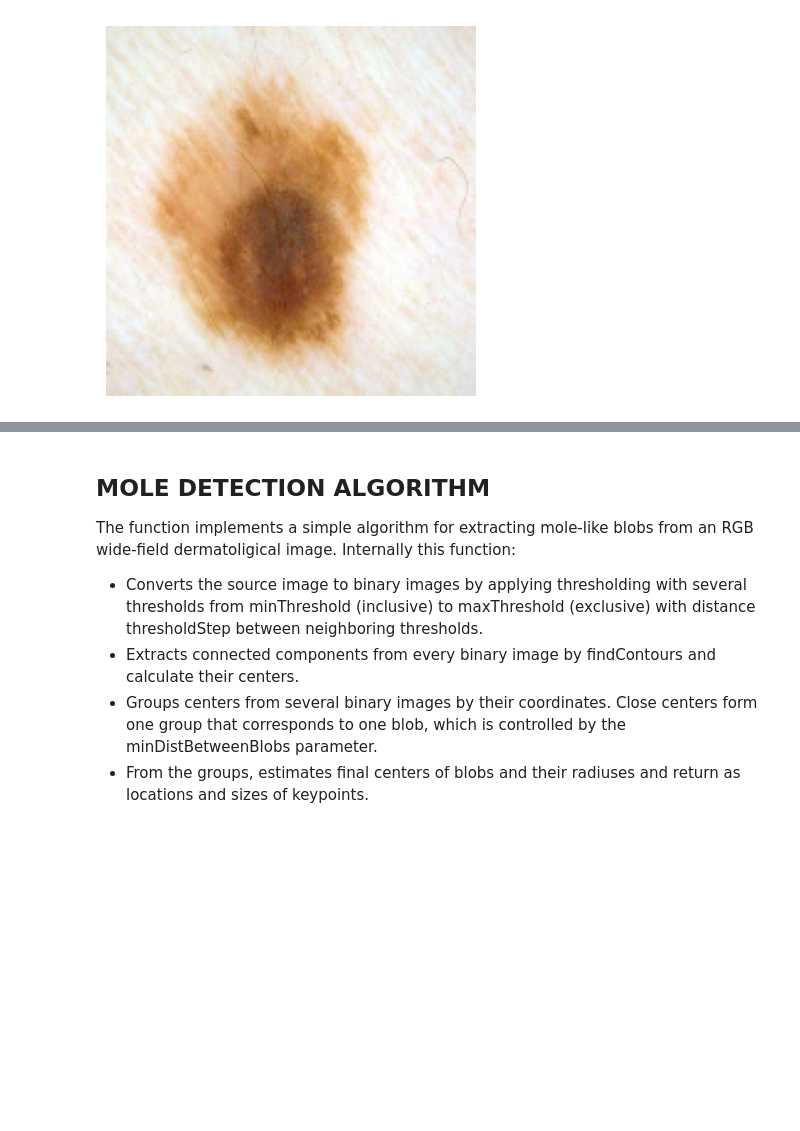
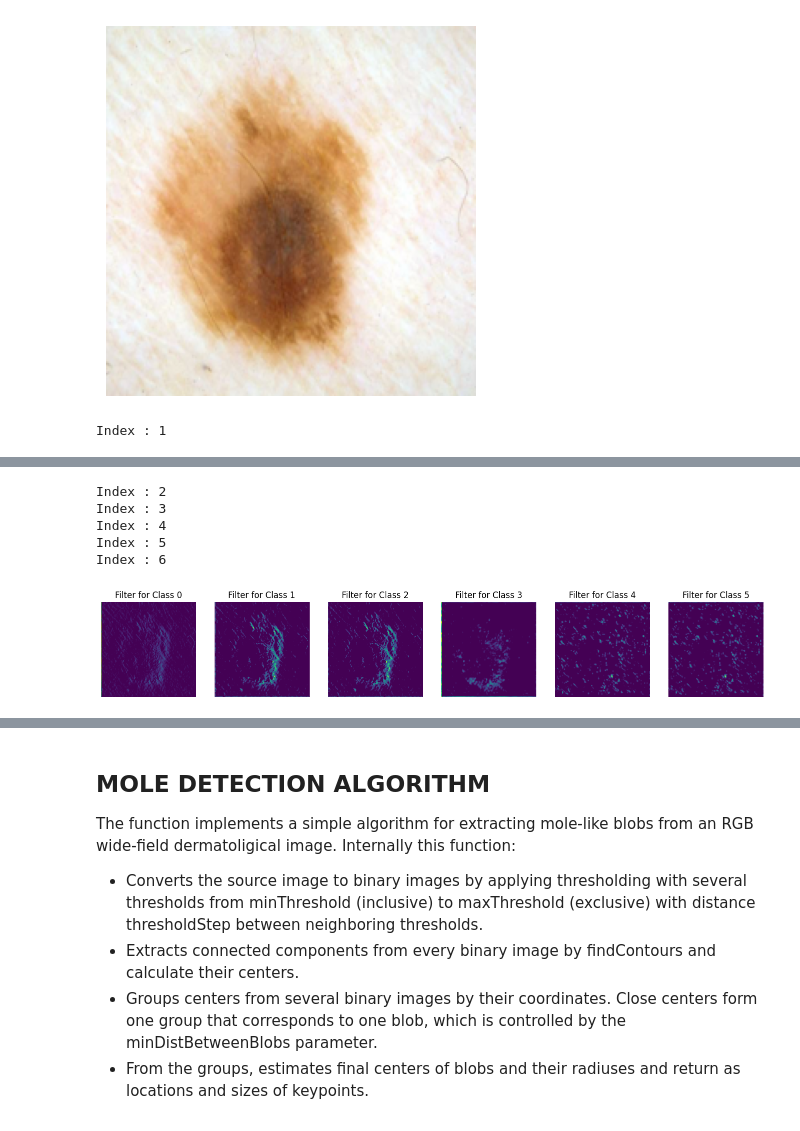
Before and after one commit to lrsoenksen/SPL_UD_DL, a Jupyter notebook: 05_DL_SPL_A_Wide_Field_Feature_Extractor_UglyDucking_Ranking_and_T-SNE.ipynb, the cells around one changed output, grey strips where cells are left out. Cells and saved outputs as stored; diff of their text form; code cells hidden in the pictures; blank space fills up the shorter version.

```diff
--- a/05_DL_SPL_A_Wide_Field_Feature_Extractor_UglyDucking_Ranking_and_T-SNE.ipynb
+++ b/05_DL_SPL_A_Wide_Field_Feature_Extractor_UglyDucking_Ranking_and_T-SNE.ipynb
@@ -282,13 +285,12 @@ model_path = 'app/output/models/vgg16/finetuning_vgg16_cnn_100_epochs.h5'
 #model_path = 'output/models/Xception/bottleneck_xception_cnn_100_epochs.h5'
 #model_path = 'output/models/Xception/finetuning_xception_cnn_100_epochs.h5'
 
-import os.path
 import os
 cwd = os.getcwd()
-print(cwd)
+print("Current working directory: ", cwd)
 
 # Load full  model
-model = load_model(model_path) #Specify optimizer
+model = VGG16(model_path) #Specify optimizer
 print("Loaded full model with architecture, optimizer and metrics")
 
 #Also show model archutecture
@@ -315,7 +322,7 @@ _________________________________________________________________
 #Define Number of classess and input size after checking model structure
 class_num = 6
 # Set the prefered simensions of our images (NOTE: Basic and Augmented uses, 299x299, VGG16 uses 150x150 and Xception V3 uses 299x299)
-img_width, img_height = 150, 150
+img_width, img_height = 224, 224
 # %%
 # Single SPL Example
 #img_path ='data/single_lesion_database/original_data/0_background/0_BKG_000088.png'
@@ -330,3 +347,37 @@ plt.imshow(orig_im)
 plt.show()
 # %% [output]
 [figure]
+# %%
+# Single SPL activation maps example
+layer_name = 'block5_conv3'
+layer_idx = [idx for idx, layer in enumerate(model.layers) if layer.name == layer_name][0]
+
+w=10
+h=10
+fig=plt.figure(figsize=(20, 10))
+columns = 7
+rows = 1
+
+# Convert to float32 and scale values to [0, 1]
+img_preprocessed = preprocess_input(orig_im.astype(np.float32))
+
+# Add batch dimension since model expects a batch of images
+img_preprocessed = np.expand_dims(img_preprocessed, axis=0)
+
+
+gradCam = Gradcam(model)
+score = CategoricalScore(0)
+
+# Display individual filters for each class
+for i in range(1, columns*rows):
+    # heatmap = visualize_cam(model=model, layer_idx=layer_idx, filter_indices = [i], seed_input = orig_im)
+    print(f"Index : {i}")
+    heatmap = gradCam(score, img_preprocessed, penultimate_layer=i)
+    heatmap = np.squeeze(heatmap)
+    fig.add_subplot(rows, columns, i)
+    plt.axis("off")
+    plt.title('Filter for Class ' + str(i-1))
+    # plt.imshow(overlay(orig_im, heatmap))
+    plt.imshow(heatmap)
+# %% [output]
+Index : 1
@@ -332,0 +385,6 @@ plt.show()
+Index : 2
+Index : 3
+Index : 4
+Index : 5
+Index : 6
+[figure, added]
```
Also changed, not shown: parts of 11 cells of this notebook, 9 other files.
